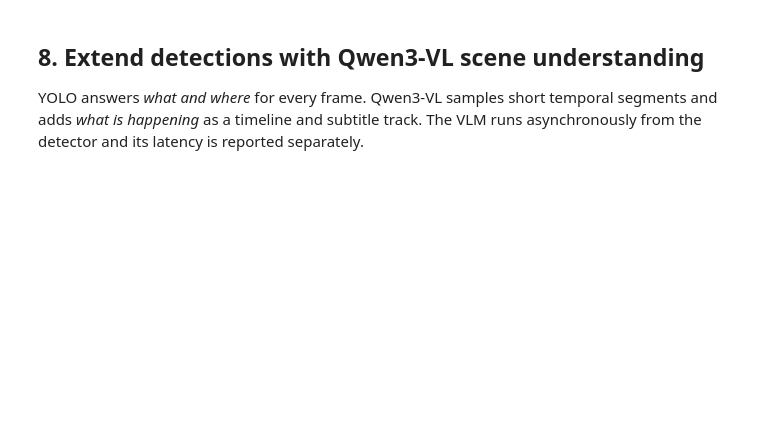
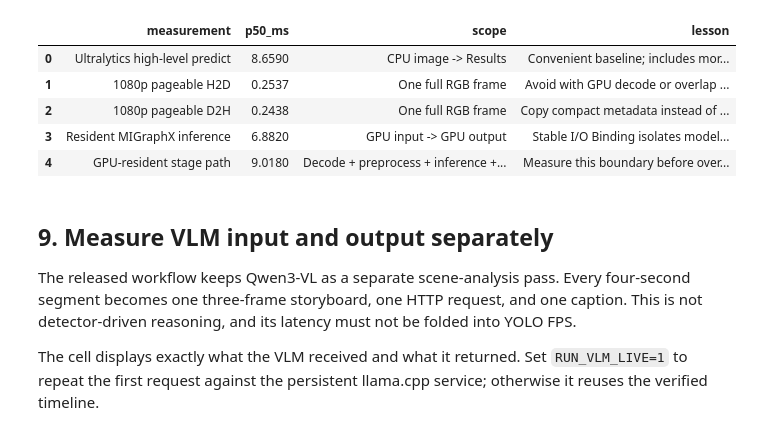
Before and after one commit to zihaomu/notebook, a Jupyter notebook: ultralytics_yolo26/ultralytics_yolo26x_step_by_step.ipynb, the cells around one changed output. Cells and saved outputs as stored; diff of their text form; code cells hidden in the pictures; blank space fills up the shorter version.

Commit message:
Add three-part YOLO26 VLM workshop

```diff
--- a/ultralytics_yolo26/ultralytics_yolo26x_step_by_step.ipynb
+++ b/ultralytics_yolo26/ultralytics_yolo26x_step_by_step.ipynb
@@ -290,14 +623,20 @@ A rocprof trace over 50 steady-state calls recorded zero memory-copy operations
 from tests.benchmark_gpu_stages import benchmark
 
 RUN_BENCHMARK = os.environ.get("RUN_BENCHMARK", "0") == "1"
-benchmark_path = env.OUTPUT / "benchmarks/gpu_stages.json"
+benchmark_path = env.OUTPUT / f"benchmarks/gpu_stages_{deployment_sha256[:12]}.json"
 if RUN_BENCHMARK or not benchmark_path.is_file():
-    gpu_benchmark = benchmark(env.SOURCE_VIDEO, frames=120, warmup=10)
+    gpu_benchmark = benchmark(
+        env.SOURCE_VIDEO,
+        frames=120,
+        warmup=10,
+        model_path=deployment_onnx,
+    )
     benchmark_path.parent.mkdir(parents=True, exist_ok=True)
     benchmark_path.write_text(json.dumps(gpu_benchmark, indent=2) + "\n")
 else:
     gpu_benchmark = json.loads(benchmark_path.read_text())
 print(json.dumps({
+    "model": str(deployment_onnx),
     "stages": gpu_benchmark["stages"],
     "gpu_path_mean_ms": gpu_benchmark["gpu_path_mean_ms"],
     "gpu_path_fps": gpu_benchmark["gpu_path_fps"],
@@ -336,7 +699,60 @@ VA-API device: /dev/dri/renderD135
+# %%
+full_frame_transfers = transfer_table[transfer_table["payload"] == "1080p RGB frame"]
+pageable_h2d = full_frame_transfers[
+    (full_frame_transfers["direction"] == "H2D")
+    & (full_frame_transfers["host_memory"] == "pageable")
+].iloc[0]
+pageable_d2h = full_frame_transfers[
+    (full_frame_transfers["direction"] == "D2H")
+    & (full_frame_transfers["host_memory"] == "pageable")
+].iloc[0]
+
+optimization_ledger = pd.DataFrame([
+    {
+        "measurement": "Ultralytics high-level predict",
+        "p50_ms": backend_timing["steady_predict_p50_ms"],
+        "scope": "CPU image -> Results",
+        "lesson": "Convenient baseline; includes more than inference",
+    },
+    {
+        "measurement": "1080p pageable H2D",
+        "p50_ms": pageable_h2d["p50_ms"],
+        "scope": "One full RGB frame",
+        "lesson": "Avoid with GPU decode or overlap when unavoidable",
+    },
+    {
+        "measurement": "1080p pageable D2H",
+        "p50_ms": pageable_d2h["p50_ms"],
+        "scope": "One full RGB frame",
+        "lesson": "Copy compact metadata instead of full frames",
+    },
+    {
+        "measurement": "Resident MIGraphX inference",
+        "p50_ms": resident_inference["p50_ms"],
+        "scope": "GPU input -> GPU output",
+        "lesson": "Stable I/O Binding isolates model execution",
+    },
+    {
+        "measurement": "GPU-resident stage path",
+        "p50_ms": gpu_benchmark["gpu_path_mean_ms"],
+        "scope": "Decode + preprocess + inference + GPU NMS",
+        "lesson": "Measure this boundary before overlay and encode",
+    },
+])
+display(optimization_ledger)
+# %% [output]
+|  | measurement | p50_ms | scope | lesson |
+| 0 | Ultralytics high-level predict | 8.6590 | CPU image -> Results | Convenient baseline; includes mor... |
+| 1 | 1080p pageable H2D | 0.2537 | One full RGB frame | Avoid with GPU decode or overlap ... |
+| 2 | 1080p pageable D2H | 0.2438 | One full RGB frame | Copy compact metadata instead of ... |
+| 3 | Resident MIGraphX inference | 6.8820 | GPU input -> GPU output | Stable I/O Binding isolates model... |
+| 4 | GPU-resident stage path | 9.0180 | Decode + preprocess + inference +... | Measure this boundary before over... |
 # %% [markdown]
-## 8. Extend detections with Qwen3-VL scene understanding
+## 9. Measure VLM input and output separately
 
-YOLO answers *what and where* for every frame. Qwen3-VL samples short temporal segments and adds *what is happening* as a timeline and subtitle track. The VLM runs asynchronously from the detector and its latency is reported separately.
+The released workflow keeps Qwen3-VL as a separate scene-analysis pass. Every four-second segment becomes one three-frame storyboard, one HTTP request, and one caption. This is not detector-driven reasoning, and its latency must not be folded into YOLO FPS.
+
+The cell displays exactly what the VLM received and what it returned. Set `RUN_VLM_LIVE=1` to repeat the first request against the persistent llama.cpp service; otherwise it reuses the verified timeline.
 # %%
 from scripts import pipeline_workflow as workflow
 
```
Also changed, not shown: parts of 24 cells of this notebook, 47 other files.
